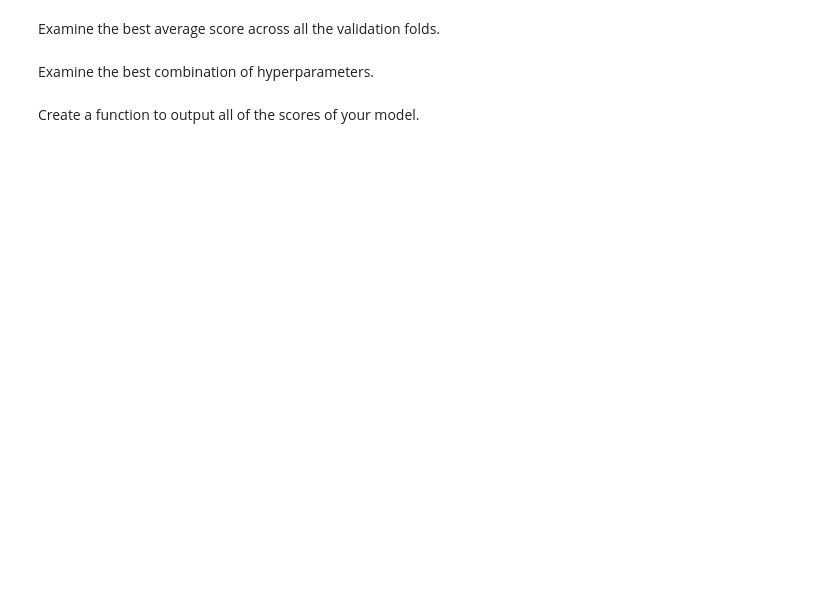
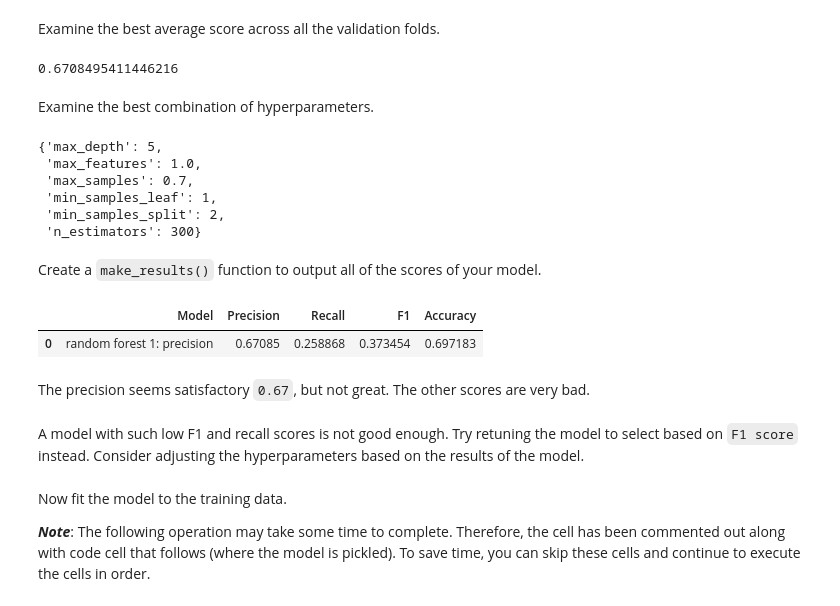
Before and after one commit to farahdahir/Automatidata, a Jupyter notebook: automatidata.ipynb, the cells around one changed output. Saved outputs shown, nothing was run; the diff lists cells and outputs as text; code cells hidden in the pictures; blank space fills up the shorter version.

```diff
--- a/automatidata.ipynb
+++ b/automatidata.ipynb
@@ -1130,10 +1130,10 @@ rf = RandomForestClassifier(random_state=42)
 # Hyperparameters to tune
 cv_params = {'max_depth': [3,5, None],
              'max_features': [1.0],
-             'max_samples': [0.7, 1.0],
-             'min_samples_leaf': [1,2,3],
-             'min_samples_split': [2,3,4],
-             'n_estimators': [300, 500],
+             'max_samples': [0.7],
+             'min_samples_leaf': [1,2],
+             'min_samples_split': [2,3],
+             'n_estimators': [300],
              }
 
 # Scoring metrics to capture
@@ -1162,9 +1170,18 @@ Examine the best average score across all the validation folds.
 # %%
 # Examine best score
 rf_cv1.best_score_
+# %% [output]
+0.6708495411446216
 # %% [markdown]
 Examine the best combination of hyperparameters.
 # %%
 rf_cv1.best_params_
+# %% [output]
+{'max_depth': 5,
+ 'max_features': 1.0,
+ 'max_samples': 0.7,
+ 'min_samples_leaf': 1,
+ 'min_samples_split': 2,
+ 'n_estimators': 300}
 # %% [markdown]
-Create a function to output all of the scores of your model.
+Create a `make_results()` function to output all of the scores of your model.
@@ -1170,0 +1231,11 @@ Create a function to output all of the scores of your model.
+# %%
+# Call 'make_results()' on the GridSearch object
+results = make_results('random forest 1: precision', rf_cv1, 'precision')
+results
+# %% [output]
+|  | Model | Precision | Recall | F1 | Accuracy |
+| 0 | random forest 1: precision | 0.67085 | 0.258868 | 0.373454 | 0.697183 |
+# %% [markdown]
+The precision seems satisfactory `0.67`, but not great. The other scores are very bad.
+# %% [markdown]
+A model with such low F1 and recall scores is not good enough. Try retuning the model to select based on `F1 score` instead. Consider adjusting the hyperparameters based on the results of the model.
@@ -1170,0 +1260,4 @@ Create a function to output all of the scores of your model.
+# %% [markdown]
+Now fit the model to the training data.
+
+**_Note_**: The following operation may take some time to complete. Therefore, the cell has been commented out along with code cell that follows (where the model is pickled). To save time, you can skip these cells and continue to execute the cells in order.
```
Also changed, not shown: parts of 52 cells of this notebook, 3 other files.
